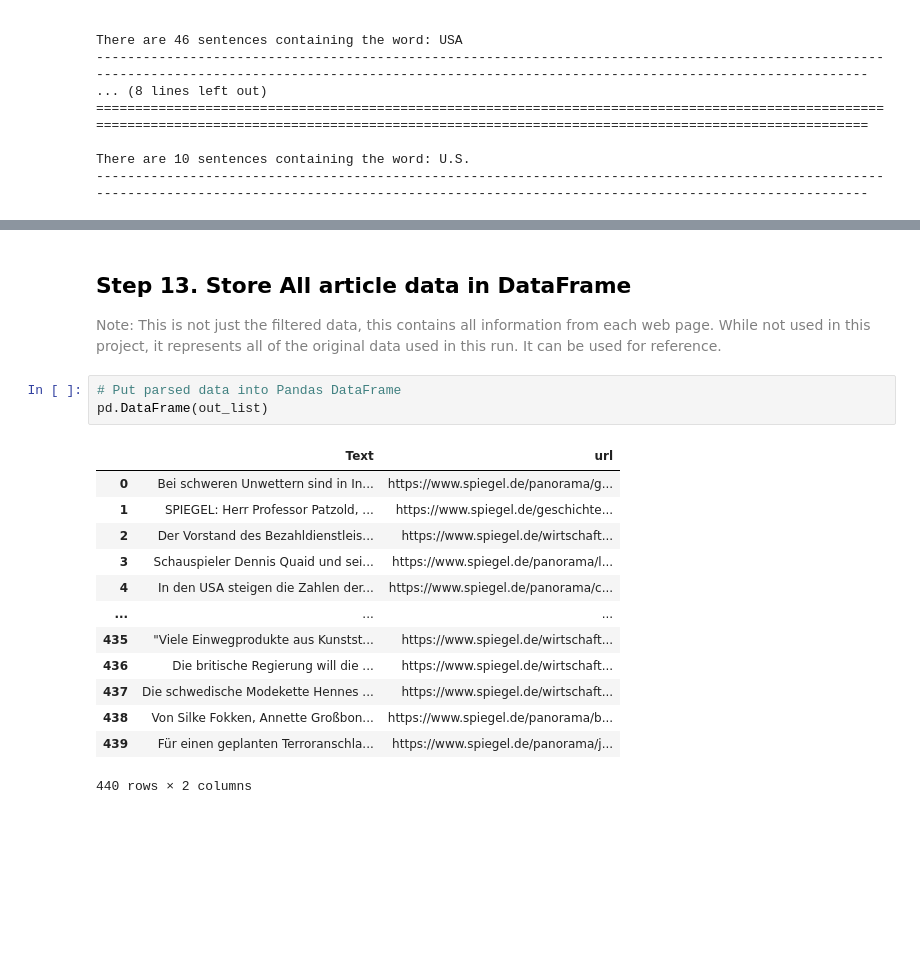
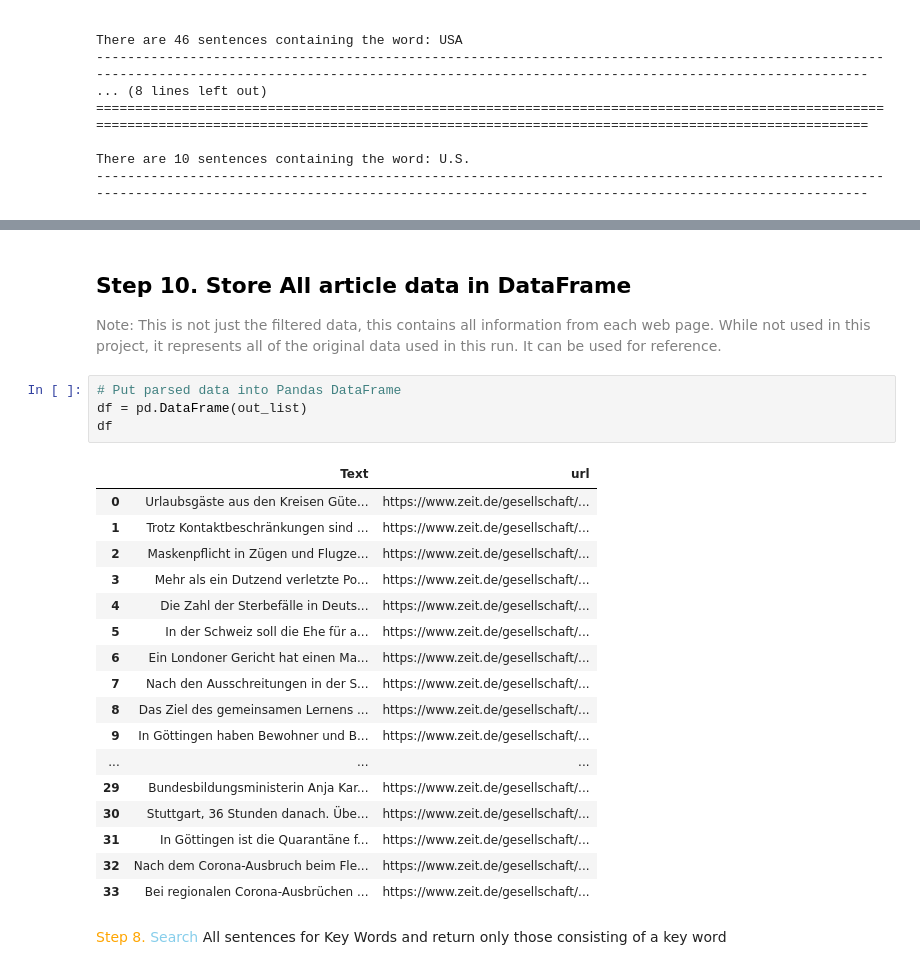
Before and after one commit to este7734/Web_scraping_project, a Jupyter notebook: Der_Speigel_Web_Scraper.ipynb, the cells around one changed output, grey strips where cells are left out. Cells and saved outputs as stored; diff of their text form; blank space fills up the shorter version.

```diff
--- a/Der_Speigel_Web_Scraper.ipynb
+++ b/Der_Speigel_Web_Scraper.ipynb
@@ -804,20 +924,27 @@ There are 10 sentences containing the word: U.S.
 # %% [markdown]
-## <font color='black'>Step 13. Store All article data in DataFrame </font>
+## <font color='black'>Step 10. Store All article data in DataFrame </font>
 <font color='grey'>Note: This is not just the filtered data, this contains all information from each web page. While not used in this project, it represents all of the original data used in this run. It can be used for reference.</font>
 # %%
 # Put parsed data into Pandas DataFrame
-pd.DataFrame(out_list)
+df = pd.DataFrame(out_list)
+df
 # %% [output]
 |  | Text | url |
-| 0 | Bei schweren Unwettern sind in In... | https://www.spiegel.de/panorama/g... |
-| 1 | SPIEGEL: Herr Professor Patzold, ... | https://www.spiegel.de/geschichte... |
-| 2 | Der Vorstand des Bezahldienstleis... | https://www.spiegel.de/wirtschaft... |
-| 3 | Schauspieler Dennis Quaid und sei... | https://www.spiegel.de/panorama/l... |
-| 4 | In den USA steigen die Zahlen der... | https://www.spiegel.de/panorama/c... |
+| 0 | Urlaubsgäste aus den Kreisen Güte... | https://www.zeit.de/gesellschaft/... |
+| 1 | Trotz Kontaktbeschränkungen sind ... | https://www.zeit.de/gesellschaft/... |
+| 2 | Maskenpflicht in Zügen und Flugze... | https://www.zeit.de/gesellschaft/... |
+| 3 | Mehr als ein Dutzend verletzte Po... | https://www.zeit.de/gesellschaft/... |
+| 4 | Die Zahl der Sterbefälle in Deuts... | https://www.zeit.de/gesellschaft/... |
+| 5 | In der Schweiz soll die Ehe für a... | https://www.zeit.de/gesellschaft/... |
+| 6 | Ein Londoner Gericht hat einen Ma... | https://www.zeit.de/gesellschaft/... |
+| 7 | Nach den Ausschreitungen in der S... | https://www.zeit.de/gesellschaft/... |
+| 8 | Das Ziel des gemeinsamen Lernens ... | https://www.zeit.de/gesellschaft/... |
+| 9 | In Göttingen haben Bewohner und B... | https://www.zeit.de/gesellschaft/... |
 | ... | ... | ... |
-| 435 | "Viele Einwegprodukte aus Kunstst... | https://www.spiegel.de/wirtschaft... |
-| 436 | Die britische Regierung will die ... | https://www.spiegel.de/wirtschaft... |
-| 437 | Die schwedische Modekette Hennes ... | https://www.spiegel.de/wirtschaft... |
-| 438 | Von Silke Fokken, Annette Großbon... | https://www.spiegel.de/panorama/b... |
-| 439 | Für einen geplanten Terroranschla... | https://www.spiegel.de/panorama/j... |
+| 29 | Bundesbildungsministerin Anja Kar... | https://www.zeit.de/gesellschaft/... |
+| 30 | Stuttgart, 36 Stunden danach. Übe... | https://www.zeit.de/gesellschaft/... |
+| 31 | In Göttingen ist die Quarantäne f... | https://www.zeit.de/gesellschaft/... |
+| 32 | Nach dem Corona-Ausbruch beim Fle... | https://www.zeit.de/gesellschaft/... |
+| 33 | Bei regionalen Corona-Ausbrüchen ... | https://www.zeit.de/gesellschaft/... |
-440 rows × 2 columns
+# %% [markdown]
+<font color='orange'>Step 8.</font> <font color='skyblue'> Search </font>  All sentences for Key Words and return only those consisting of a key word
```
Also changed, not shown: parts of 15 cells of this notebook.
